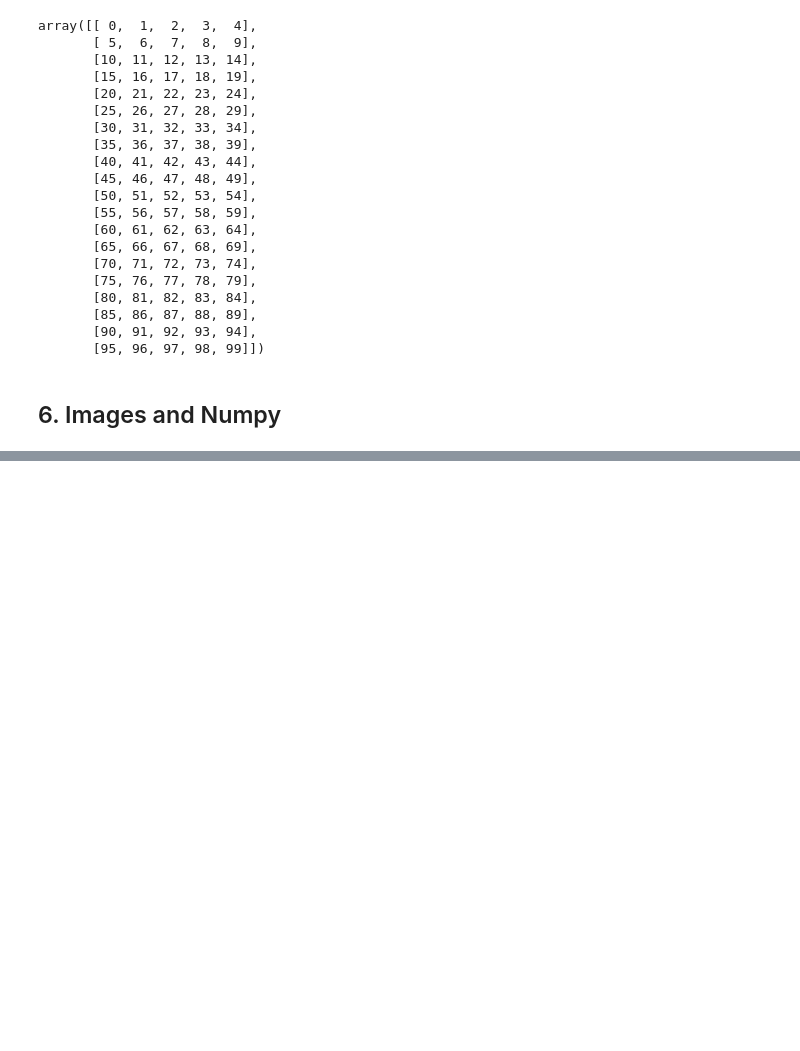
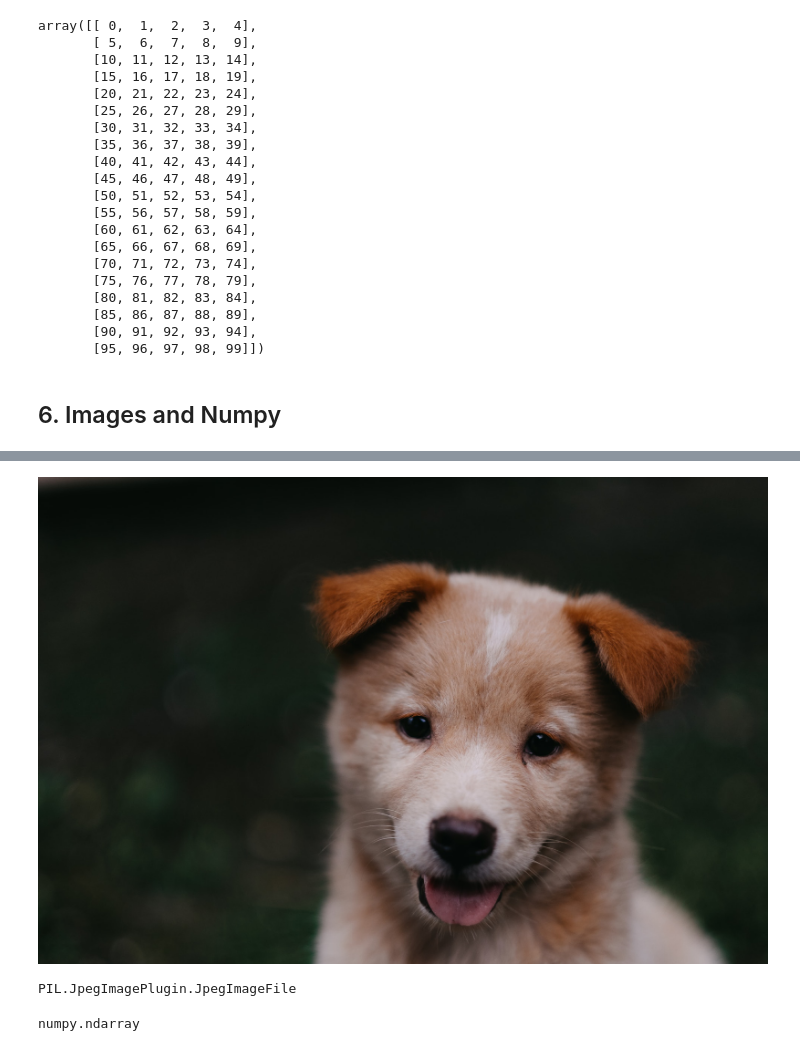
Before and after one commit to son-n-pham/Python-Image-Video-Processing, a Jupyter notebook: 00-NumPy-and-Image-Basics/Son_NumpyArrayImage.ipynb, the cells around one changed output, grey strips where cells are left out. Cells and saved outputs as stored; diff of their text form; code cells hidden in the pictures; blank space fills up the shorter version.

Commit message:
Complete Numpy and Image Basic

```diff
--- a/00-NumPy-and-Image-Basics/Son_NumpyArrayImage.ipynb
+++ b/00-NumPy-and-Image-Basics/Son_NumpyArrayImage.ipynb
@@ -234,0 +239,10 @@ from PIL import Image
+# %%
+pic = Image.open('../DATA/00-puppy.jpg')
+# %%
+pic
+# %% [output]
+[figure, added]
+# %%
+type(pic)
+# %% [output]
+PIL.JpegImagePlugin.JpegImageFile
@@ -234,0 +252,4 @@ from PIL import Image
+# %%
+type(pic_arr)
+# %% [output]
+numpy.ndarray
```
Also changed, not shown: parts of 15 cells of this notebook, 1 other file.
